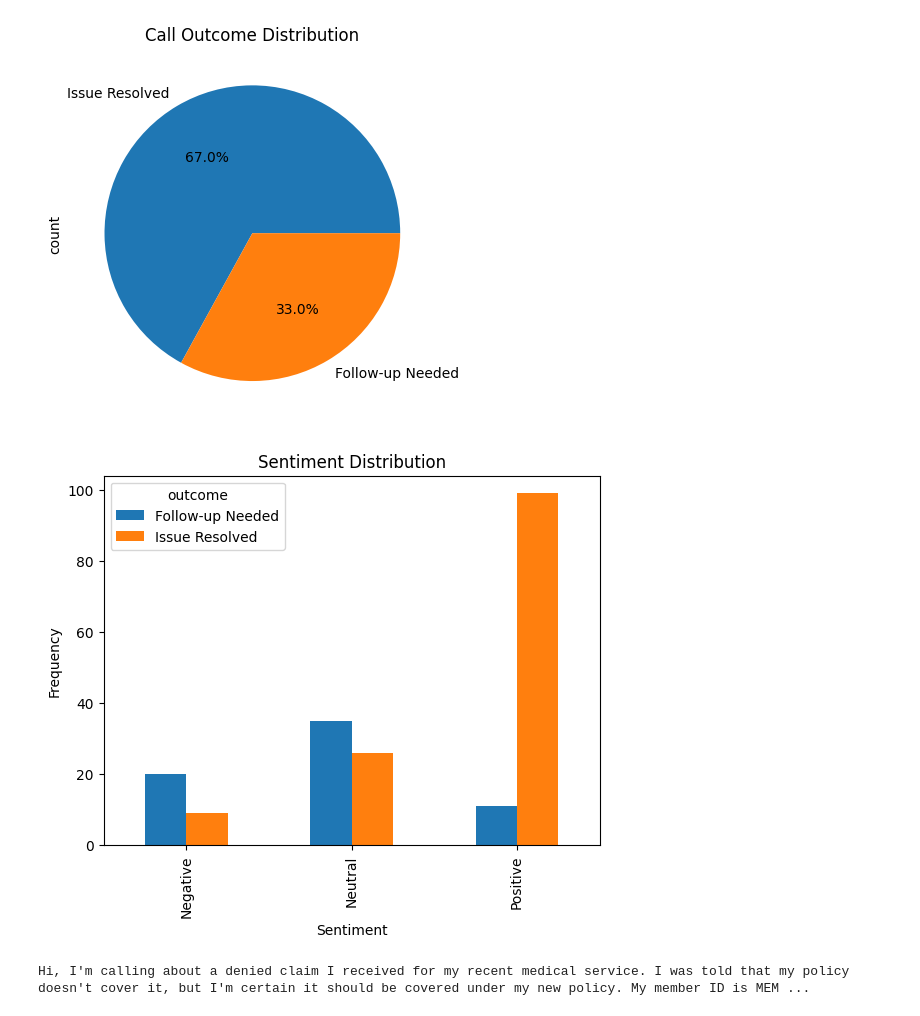
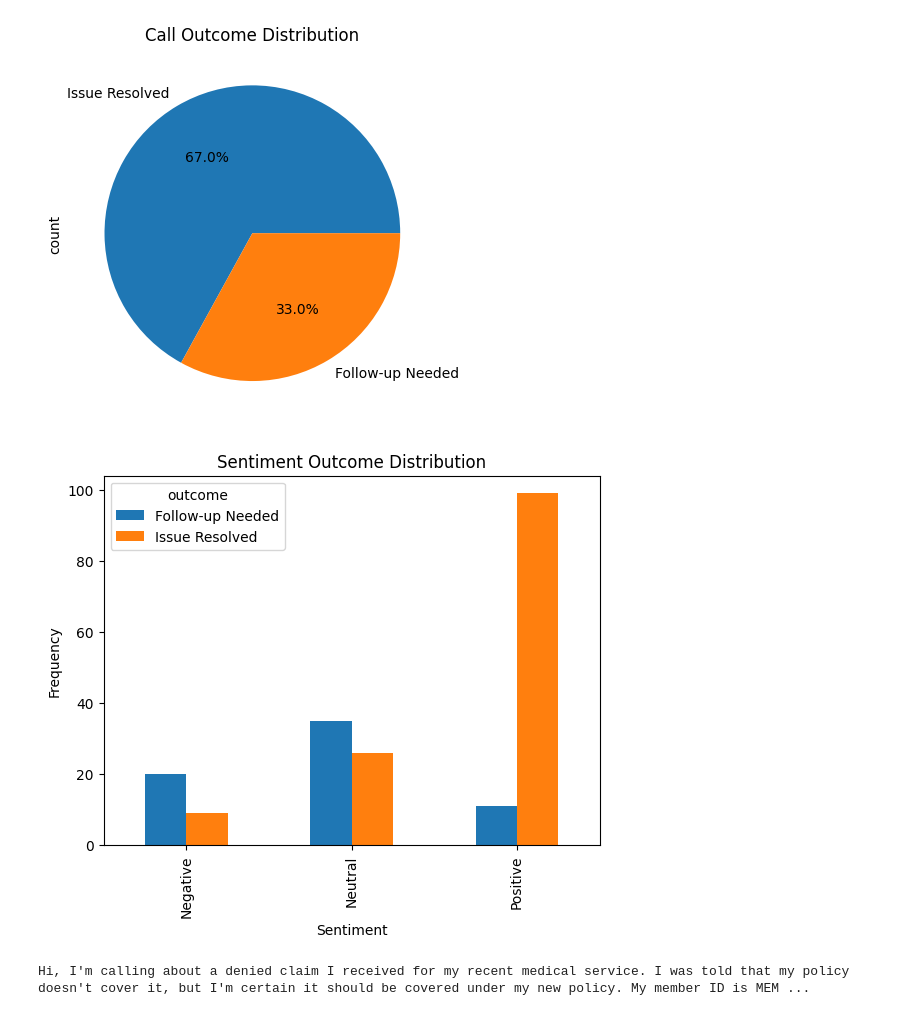
Before and after one commit to uchkid/call-transcript, a Jupyter notebook: sentiment.ipynb, the cells around one changed output. Saved outputs shown, nothing was run; the diff lists cells and outputs as text; code cells hidden in the pictures.

```diff
--- a/sentiment.ipynb
+++ b/sentiment.ipynb
@@ -67,13 +68,13 @@ plt.show()
 # %%
 sentiment_outcome_distribution = df.groupby(['sentiment','outcome']).size().unstack(fill_value = 0)
 sentiment_outcome_distribution.plot(kind='bar')
-plt.title('Sentiment Distribution')
+plt.title('Sentiment Outcome Distribution')
 plt.xlabel('Sentiment')
 plt.ylabel('Frequency')
 plt.legend(title = 'outcome')
 plt.show()
 # %% [output]
-[figure, old version]
+[figure, new version]
 # %%
 negative_text_lst = df.loc[df.sentiment == 'Negative','customer_text']
 negative_texts = ' '.join(negative_text_lst)
```
Also changed, not shown: parts of 4 cells of this notebook, 2 other files.
